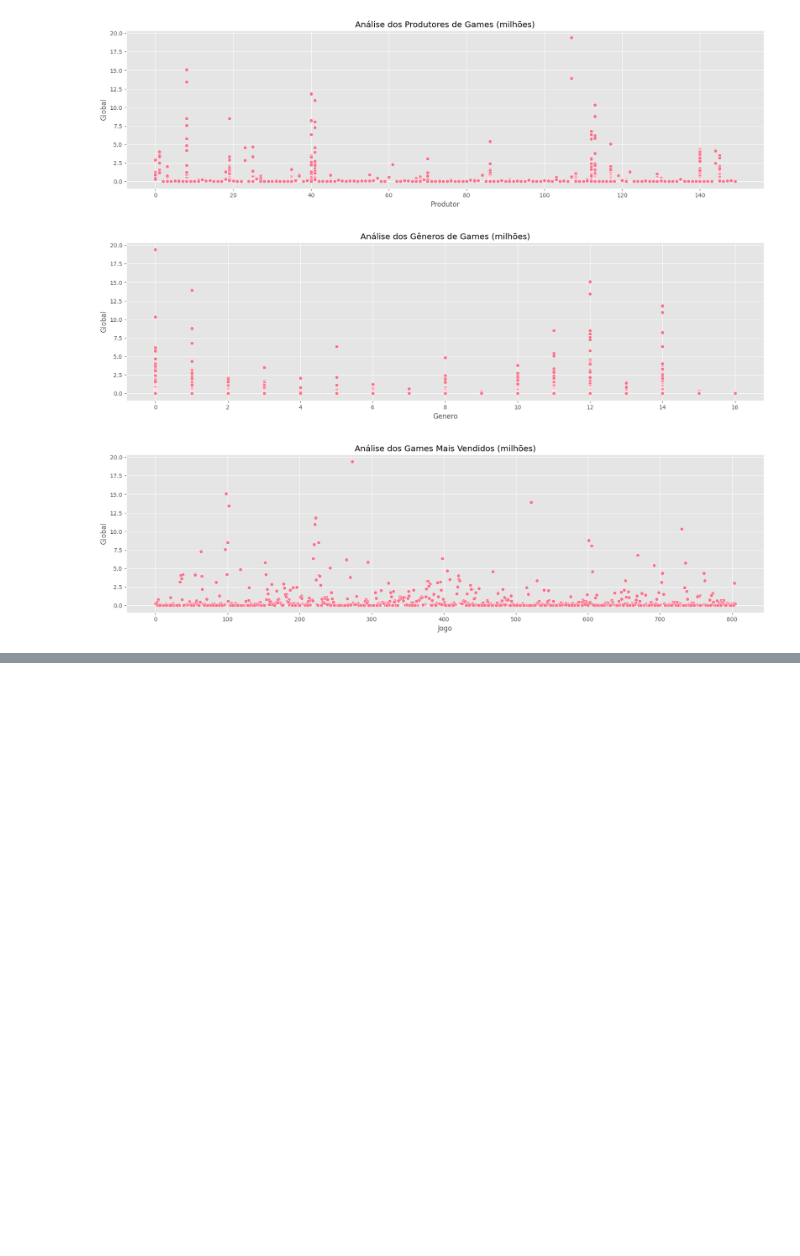
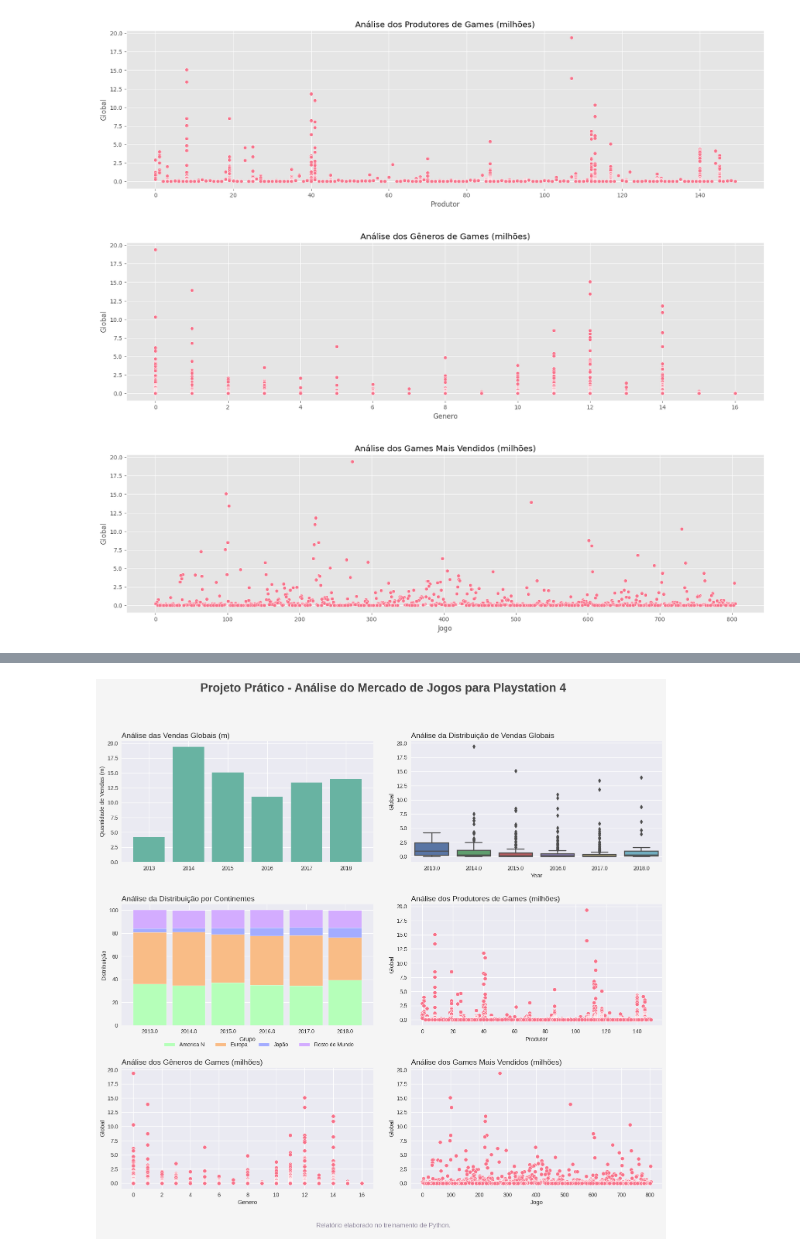
Before and after one commit to lucas96aquino/projeto-mercadodegames, a Jupyter notebook: Projeto_Case_Mercado_de_Games.ipynb, the cells around one changed output, grey strips where cells are left out. Saved outputs shown, nothing was run; the diff lists cells and outputs as text; code cells hidden in the pictures; blank space fills up the shorter version.

```diff
--- a/Projeto_Case_Mercado_de_Games.ipynb
+++ b/Projeto_Case_Mercado_de_Games.ipynb
@@ -291,3 +286,87 @@ plt.title('Análise dos Games Mais Vendidos (milhões)')
 sns.scatterplot(data=Base_Dados, x='Jogo', y='Global', color=Paleta_Cores[0]);
 # %% [output]
 [figure]
+# %%
+# Relatório ---> Reports
+
+# Tamanho da imagem
+fig, ax = plt.subplots(figsize=(18,15))
+
+# Cor de Fundo
+Cor_Fundo = '#f5f5f5'
+ax.set_facecolor(Cor_Fundo)
+fig.set_facecolor(Cor_Fundo)
+
+# Parâmetros para o Grid
+Linhas = 3
+Colunas = 2
+
+# Estilo dos Gráficos
+plt.style.use('seaborn')
+plt.suptitle('Projeto Prático - Análise do Mercado de Jogos para Playstation 4', fontsize=22, color='#404040', fontweight=600)
+
+# Gráfico 1
+plt.subplot(Linhas, Colunas, 1)
+plt.title('Análise das Vendas Globais (m)', loc='left', fontsize=14)
+plt.bar(Base_Dados['Year'], Base_Dados['Global'], color='#68b3a2')
+plt.ylabel('Quantidade de Vendas (m)')
+
+# Gráfico 2
+plt.subplot(Linhas, Colunas, 2)
+plt.title('Análise da Distribuição de Vendas Globais', loc='left', fontsize=14)
+sns.boxplot(data=Base_Dados, x='Year', y='Global');
+
+
+
+
+
+# Gráfico 3
+plt.subplot(Linhas, Colunas, 3)
+# Largura barra no gráfico
+Largura_Barra = 0.85
+Rotulos = Analise['Year']
+Grupos = [0, 1, 2, 3, 4, 5]
+# Gráfico
+plt.title('Análise da Distribuição por Continentes', loc='left', fontsize=14)
+# Plot da America
+plt.bar(Grupos, America, width=Largura_Barra, color='#b5ffb9', edgecolor='white')
+# Plot da Europa
+plt.bar(Grupos, Europe, bottom=America, width=Largura_Barra, color='#f9bc86', edgecolor='white')
+# Plot do Japão
+plt.bar(Grupos, Japan, bottom=[A + B for A, B in zip(America, Europe)], width=Largura_Barra, color='#a3acff', edgecolor='white')
+# Plot do Resto do Mundo
+plt.bar(Grupos, Rest, bottom=[A + B + C for A, B, C in zip(America, Europe, Japan)], width=Largura_Barra, color='#d3acff', edgecolor='white')
+plt.xticks(Grupos, Rotulos)
+plt.xlabel('Grupo')
+plt.ylabel('Distribuição')
+plt.legend(['America N', 'Europa', 'Japão', 'Resto do Mundo'], loc='upper left', bbox_to_anchor=(0.15, -0.1), ncol=4);
+
+
+
+
+
+# Gráfico 4
+plt.subplot(Linhas, Colunas, 4)
+plt.title('Análise dos Produtores de Games (milhões)', loc='left', fontsize=14)
+sns.scatterplot(data=Base_Dados, x='Produtor', y='Global', color=Paleta_Cores[0]);
+
+# Gráfico 5
+plt.subplot(Linhas, Colunas, 5)
+plt.title('Análise dos Gêneros de Games (milhões)', loc='left', fontsize=14)
+sns.scatterplot(data=Base_Dados, x='Genero', y='Global', color=Paleta_Cores[0]);
+
+# Gráfico 6
+plt.subplot(Linhas, Colunas, 6)
+plt.title('Análise dos Games Mais Vendidos (milhões)', loc='left', fontsize=14)
+sns.scatterplot(data=Base_Dados, x='Jogo', y='Global', color=Paleta_Cores[0]);
+
+# Ajustando o Layout - colocando espaçamento entre os gráficos
+plt.subplots_adjust(hspace=0.35, wspace=0.15)
+
+# Rodapé
+Rodape = '''
+Relatório elaborado no treinamento de Python.
+'''
+
+fig.text(0.5, 0.03, Rodape, ha='center', va='bottom', size=12, color='#938ca1')
+# %% [output]
@@ -293,0 +374 @@ sns.scatterplot(data=Base_Dados, x='Jogo', y='Global', color=Paleta_Cores[0]);
+[figure, added]
```
Also changed, not shown: parts of 3 cells of this notebook.
